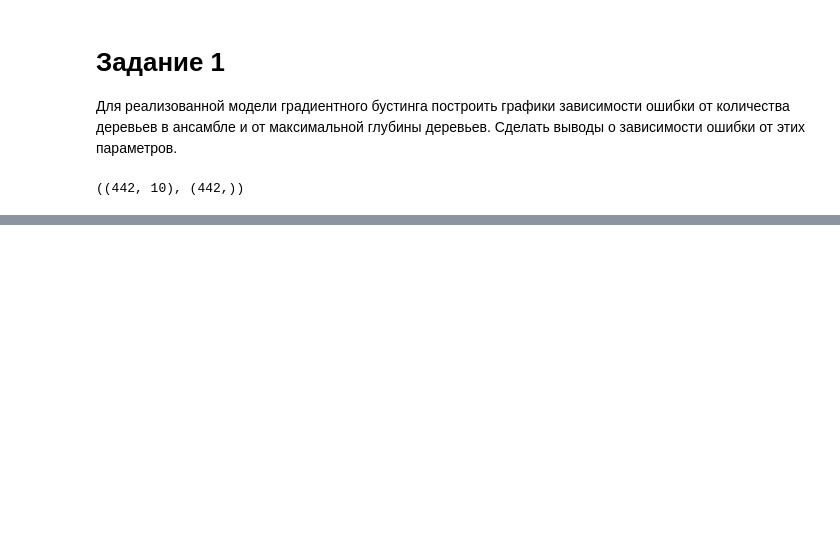
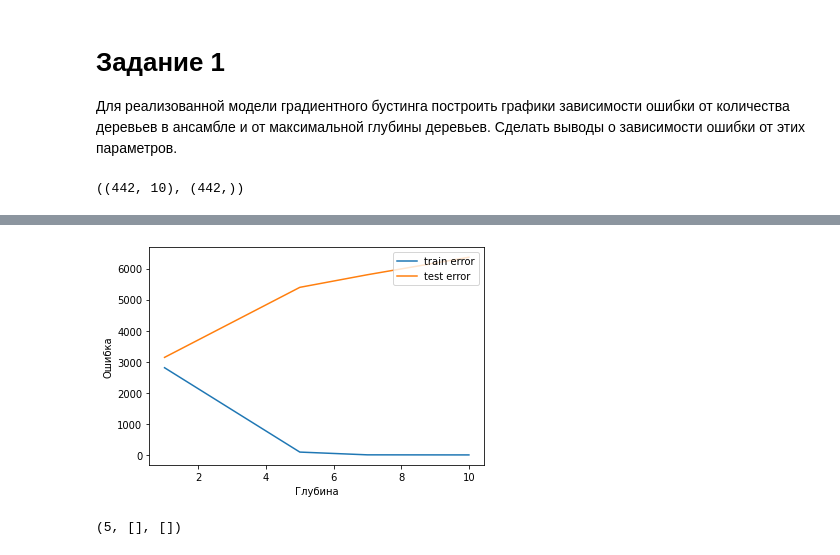
Before and after one commit to vinalyan/diff, a Jupyter notebook: GeekBrains/algorithms/web6/Lessin6_HW.ipynb, the cells around one changed output, grey strips where cells are left out. Cells and saved outputs as stored; diff of their text form; code cells hidden in the pictures; blank space fills up the shorter version.

```diff
--- a/GeekBrains/algorithms/web6/Lessin6_HW.ipynb
+++ b/GeekBrains/algorithms/web6/Lessin6_HW.ipynb
@@ -178,0 +174,21 @@ for max_depth in max_depth_list:
+# %%
+plt.xlabel('Глубина')
+plt.ylabel('Ошибка')
+#plt.xlim(0, n_trees)
+plt.plot(max_depth_list, train_errors_list, label='train error')
+plt.plot(max_depth_list, test_errors_list, label='test error')
+plt.legend(loc='upper right')
+plt.show()
+# %% [output]
+[figure, added]
+# %%
+train_errors_list.clear()
+test_errors_list.clear()
+
+n_trees = 10
+max_depth = 5
+
+eta_list = [0.01, 0.1, 0.5, 1]
+max_depth, train_errors_list, test_errors_list
+# %% [output]
+(5, [], [])
```
Also changed, not shown: parts of 11 cells of this notebook.
